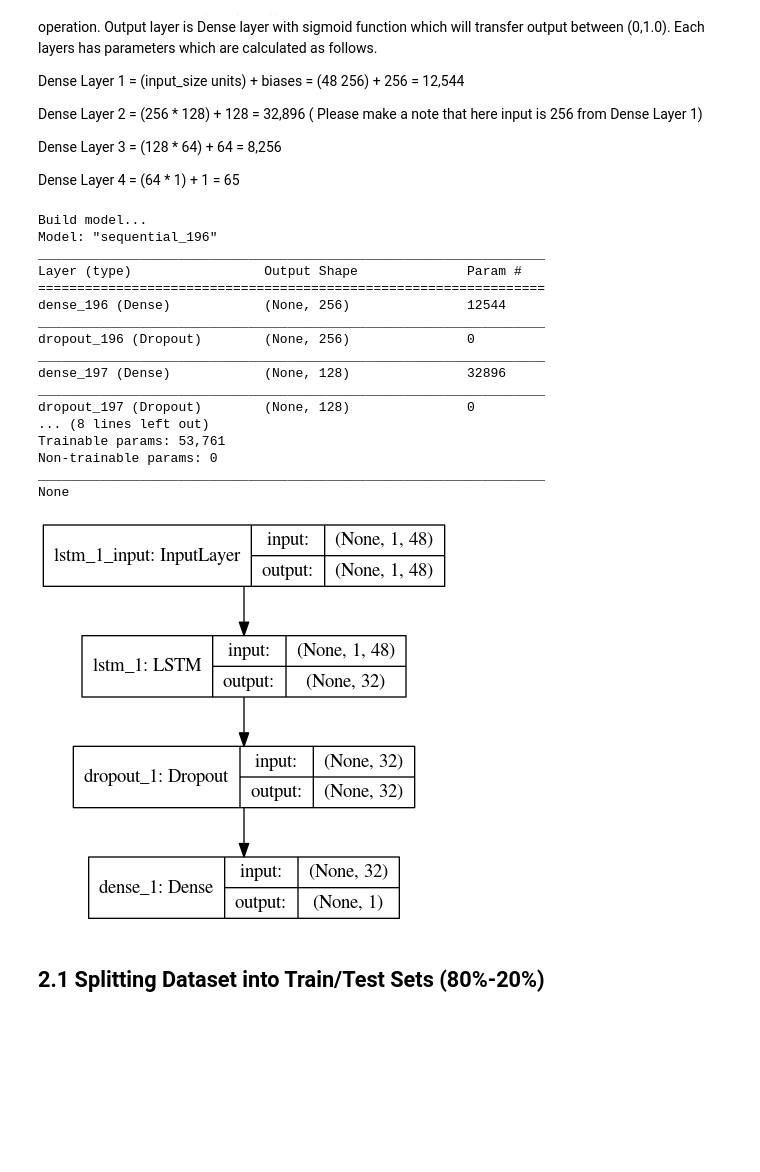
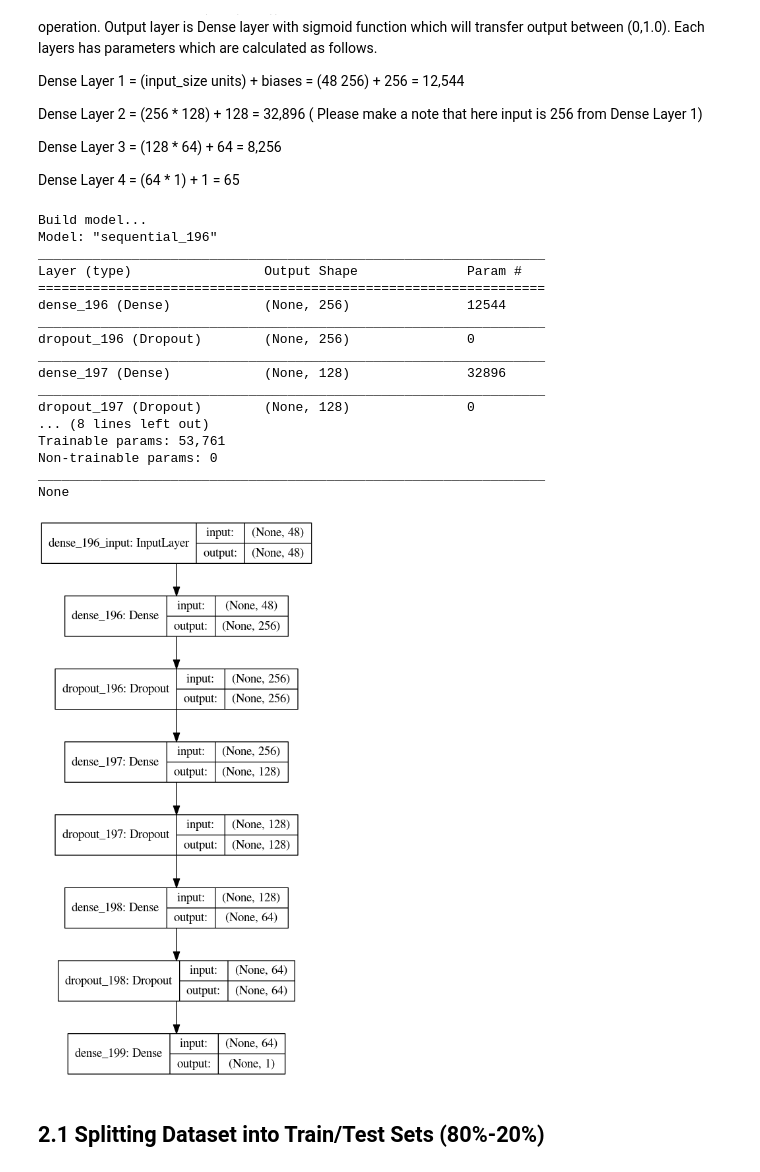
Before and after one commit to sunny2309/projects, a Jupyter notebook: Phishing URL Prediction Using LSTM/phishing-url-2.ipynb, the cells around one changed output. Saved outputs shown, nothing was run; the diff lists cells and outputs as text; code cells hidden in the pictures; blank space fills up the shorter version.

```diff
--- a/Phishing URL Prediction Using LSTM/phishing-url-2.ipynb
+++ b/Phishing URL Prediction Using LSTM/phishing-url-2.ipynb
@@ -388,35 +388,35 @@ def create_dense_model(activation='relu', dropout=0.25, kernel_regularizer=None,
     return Sequential( [Dense(256, activation=activation, kernel_regularizer=kernel_regularizer, kernel_initializer=kernel_initializer, input_shape=(48,)),
                         Dropout(dropout),
                         Dense(128, activation=activation, kernel_regularizer=kernel_regularizer, kernel_initializer=kernel_initializer),
                         Dropout(dropout),
                         Dense(64,activation=activation, kernel_regularizer=kernel_regularizer, kernel_initializer=kernel_initializer,),
                         Dropout(dropout),
                         Dense(1, activation='sigmoid')]
                       )
 
 dense_model = create_dense_model()
 print(dense_model.summary())
-plot_model(model, to_file='dense_model.png', show_shapes=True )
+plot_model(dense_model, to_file='dense_model.png', show_shapes=True )
 Image.open('dense_model.png')
 # %% [output]
 Build model...
 Model: "sequential_196"
 _________________________________________________________________
 Layer (type)                 Output Shape              Param #
 =================================================================
 dense_196 (Dense)            (None, 256)               12544
 _________________________________________________________________
 dropout_196 (Dropout)        (None, 256)               0
 _________________________________________________________________
 dense_197 (Dense)            (None, 128)               32896
 _________________________________________________________________
 dropout_197 (Dropout)        (None, 128)               0
 ... (8 lines left out)
 Trainable params: 53,761
 Non-trainable params: 0
 _________________________________________________________________
 None
-[figure, old version]
+[figure, new version]
 # %% [markdown]
 ## 2.1 Splitting Dataset into Train/Test Sets (80%-20%)
 # %%
```
Also changed, not shown: parts of 16 cells of this notebook, 3 other files.
